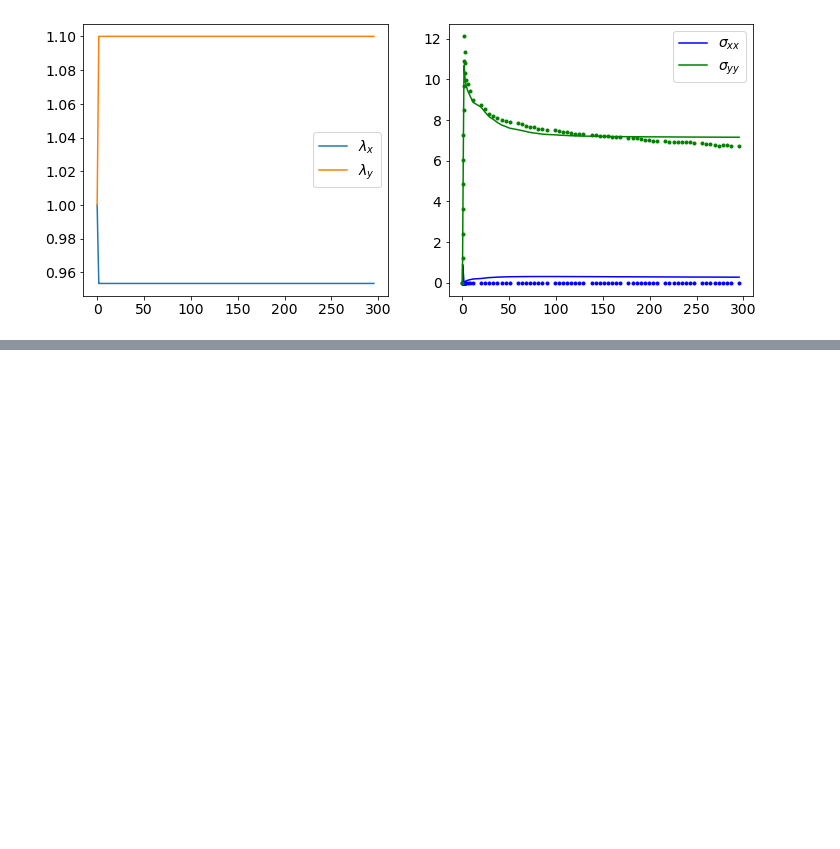
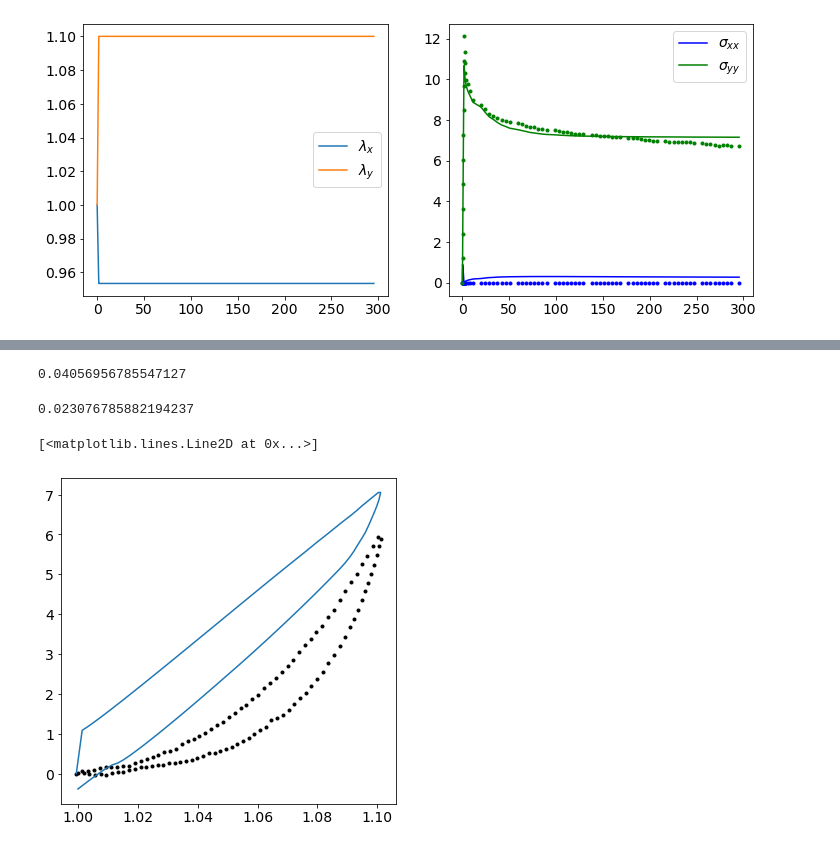
Before and after one commit to VatsalSy/nvisco, a Jupyter notebook: train_myocardium.ipynb, the cells around one changed output, grey strips where cells are left out. Saved outputs shown, nothing was run; the diff lists cells and outputs as text; code cells hidden in the pictures; blank space fills up the shorter version.

```diff
--- a/train_myocardium.ipynb
+++ b/train_myocardium.ipynb
@@ -705 +726,9 @@ df.to_csv('tikz_data/fig_myocardium1/fig_myocardium1_b.csv', index=False, sep='
 [figure]
+# %%
+0.5*(0.03662832131376431 + 0.04451081439717823)
+# %% [output]
+0.04056956785547127
+# %%
+0.5*(0.022285190315264124 + 0.023868381449124346)
+# %% [output]
+0.023076785882194237
@@ -705,0 +784,17 @@ df.to_csv('tikz_data/fig_myocardium1/fig_myocardium1_b.csv', index=False, sep='
+# %%
+with open('training_data/myocardium/Cyclic/3mmmin/MFD.npy', 'rb') as f:
+    time, lmb_x, lmb_y, sgm_x, sgm_y = pickle.load(f)
+ipeak = np.where(lmb_x == np.max(lmb_x))[0][0]
+time1 = time[:ipeak]
+time2 = time[ipeak:]
+lm1dot = 0.1/80.0 #0.1 stretch in 80 sec
+lm2dot = 0.0
+# %%
+sgm, lm1, lm2, lm3, lm1e, lm2e, lm3e, lm_F_v, res = biaxial_cyclic_aniso(params, norm, True, time1, time2, lm1dot, lm2dot)
+# %%
+fig, ax = plt.subplots(figsize=(6,6))
+ax.plot(lmb_x, sgm_x, 'k.')
+ax.plot(lmb_x, sgm[:,0,0])
+# %% [output]
+[<matplotlib.lines.Line2D at 0x...>]
+[figure, added]
```
Also changed, not shown: parts of 6 cells of this notebook, 13 other files.
